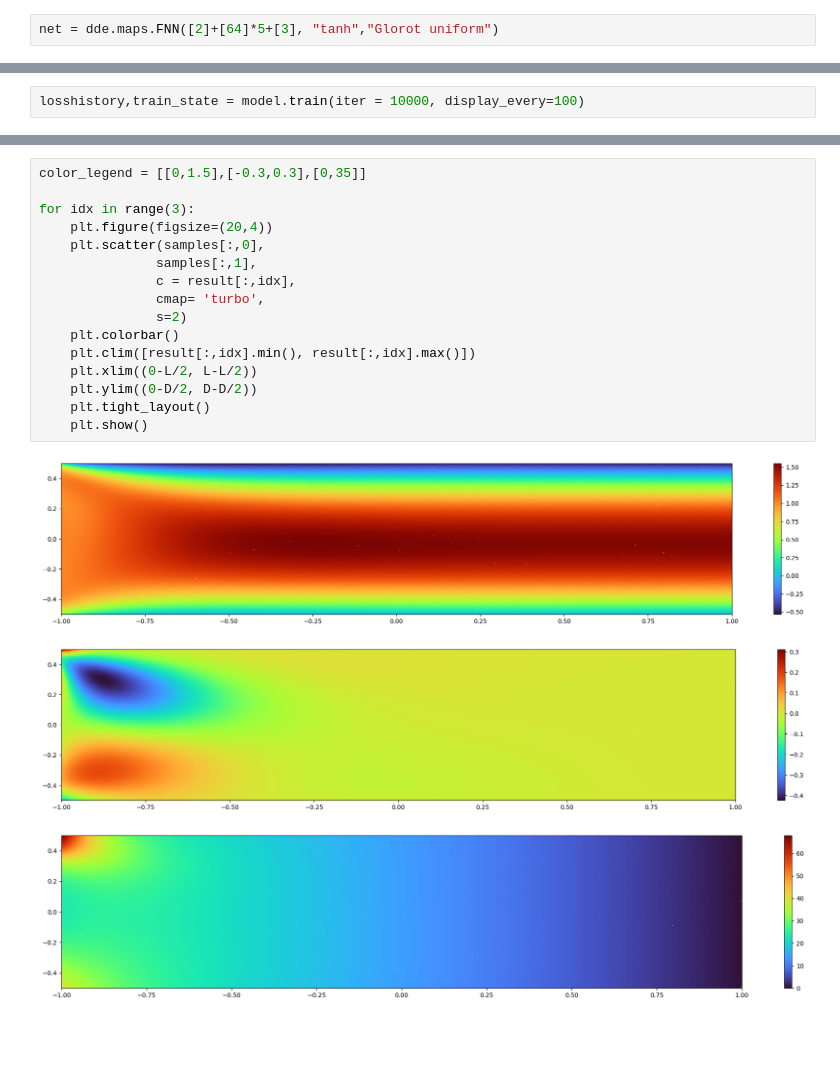
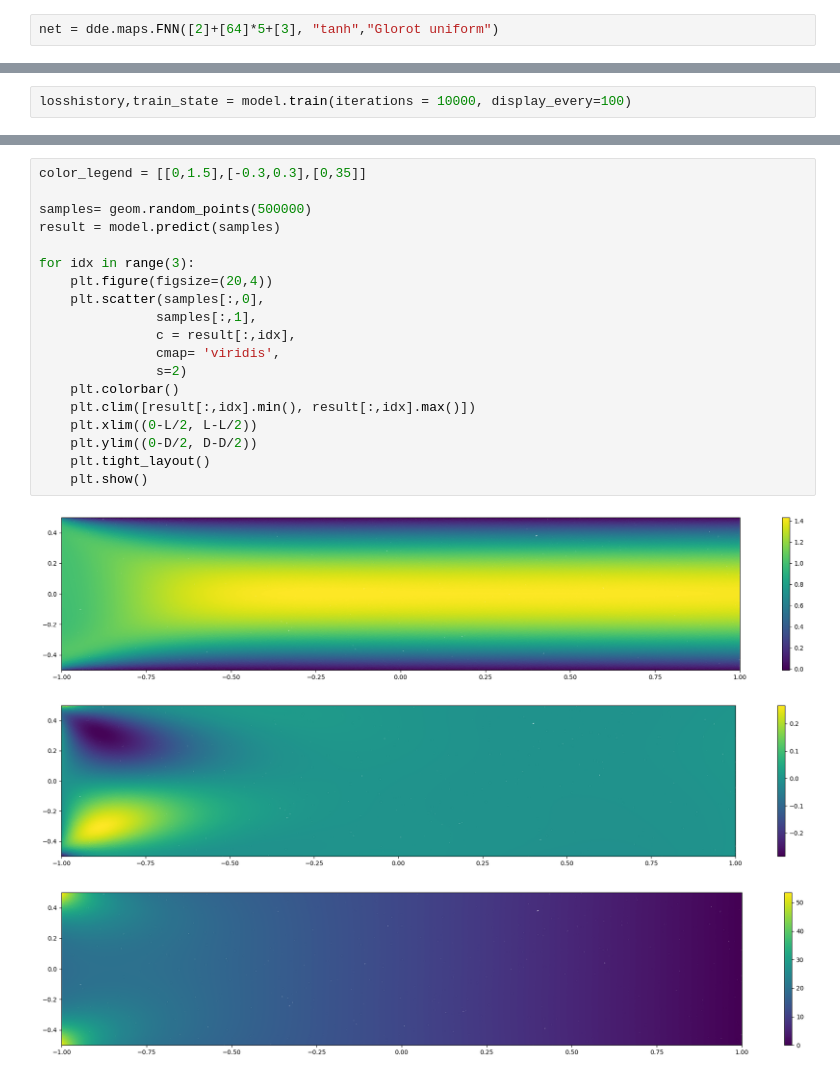
Before and after one commit to pabloharbar/deepxde-custom, a Jupyter notebook: notebooks/validation/newtoniano/placa_plana.ipynb, the cells around one changed output, grey strips where cells are left out. Cells and saved outputs as stored; diff of their text form; blank space fills up the shorter version.

Commit message:
final results

```diff
--- a/notebooks/validation/newtoniano/placa_plana.ipynb
+++ b/notebooks/validation/newtoniano/placa_plana.ipynb
@@ -129,3 +126,3 @@ Compiling model...
 # %%
-losshistory,train_state = model.train(iter = 10000, display_every=100)
+losshistory,train_state = model.train(iterations = 10000, display_every=100)
 # %% [output]
@@ -237,20 +239,23 @@ fig.show()
 # %%
 color_legend = [[0,1.5],[-0.3,0.3],[0,35]]
+
+samples= geom.random_points(500000)
+result = model.predict(samples)
 
 for idx in range(3):
     plt.figure(figsize=(20,4))
     plt.scatter(samples[:,0],
                samples[:,1],
                c = result[:,idx],
-               cmap= 'turbo',
+               cmap= 'viridis',
                s=2)
     plt.colorbar()
     plt.clim([result[:,idx].min(), result[:,idx].max()])
     plt.xlim((0-L/2, L-L/2))
     plt.ylim((0-D/2, D-D/2))
     plt.tight_layout()
     plt.show()
 # %% [output]
-[figure, old version]
+[figure, new version]
-[figure, old version]
+[figure, new version]
-[figure, old version]
+[figure, new version]
```
Also changed, not shown: parts of 10 cells of this notebook, 2 other files.
